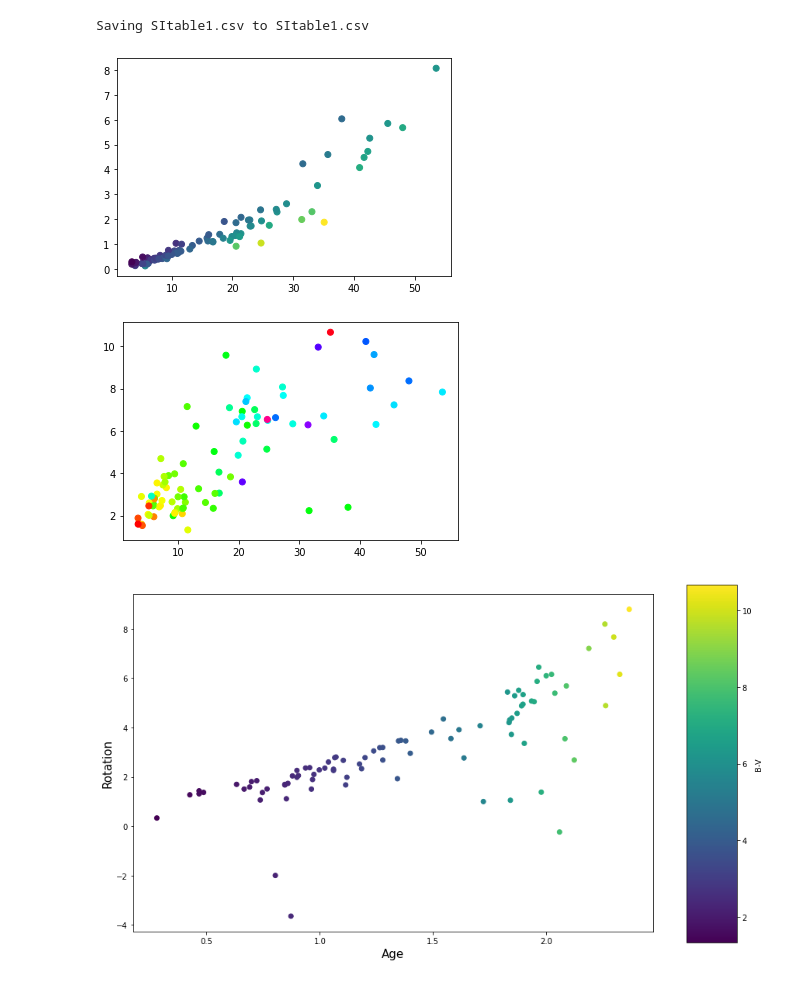
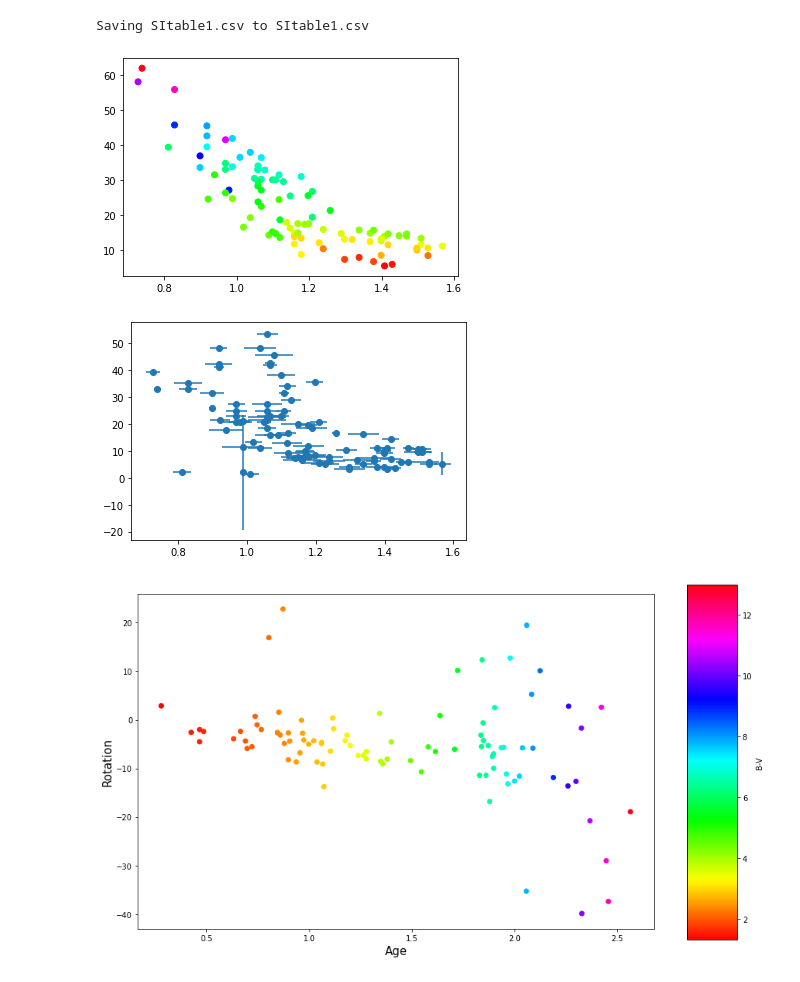
Before and after one commit to ni-phy/year4-project, a Jupyter notebook: Nikolas/gyrochronology/age_tfp_hmc.ipynb, the cells around one changed output. Saved outputs shown, nothing was run; the diff lists cells and outputs as text; code cells hidden in the pictures.

```diff
--- a/Nikolas/gyrochronology/age_tfp_hmc.ipynb
+++ b/Nikolas/gyrochronology/age_tfp_hmc.ipynb
@@ -56,6 +56,6 @@ Saving SItable1.csv to SItable1.csv
 # %%
 import tensorflow.math as tf_m
 def mean_fn(x, y, a, b, c, d):
-  return (np.exp(x))**(1/a) * b*(y - c)**(-d/a)/1000 #the m relation was through trial and error
+  return (np.exp(x)*1000)**a * b*(y - c)**d #the m relation was through trial and error
 #fn from Barnes 2007
 # %%
@@ -75,52 +77,28 @@ pu = data0[:,23].tolist()
-# %%
-p_n = []
-a_n = []
-index = 0
-for i in range(0, len(p)-index):
-  if (p[i]<3 and age[i]>7) or age[i]>11:
-    index = index+1
-for i in range(0, len(p)-index):
-  if (p[i]<3 and age[i]>7) or age[i]>11:
-    te.pop(int(np.where(np.array(p) == float(p[i]))[0]))
-    tee.pop(int(np.where(np.array(p) == float(p[i]))[0]))
-    age.pop(int(np.where(np.array(p) == float(p[i]))[0]))
-    agle.pop(int(np.where(np.array(p) == float(p[i]))[0]))
-    ague.pop(int(np.where(np.array(p) == float(p[i]))[0]))
-    mass.pop(int(np.where(np.array(p) == float(p[i]))[0]))
-    massle.pop(int(np.where(np.array(p) == float(p[i]))[0]))
-    massue.pop(int(np.where(np.array(p) == float(p[i]))[0]))
-    p.pop(int(np.where(np.array(p) == float(p[i]))[0]))
-    pl.pop(int(np.where(np.array(p) == float(p[i]))[0]))
-    pu.pop(int(np.where(np.array(p) == float(p[i]))[0]))
-
-
-mass_error = (np.array(massle) + np.array(massue))/2
-age_error = (np.array(agle)+np.array(ague))/2#np.log(age) - np.log(np.array(age) - np.array(agle))
-p_error = ((np.array(pl)+np.array(pu))/2)#/np.array(p)#(np.log(p) - np.log(np.array(p)-np.array(pl)))
 # %%
 data = np.array([te, p, age, mass]).T
 a = 0.5189
 b=0.75
 c=0.4
 d=0.601
+f = -0.6
 X1 = np.log(data[:,2]) #age
 X2 = r.t2bv(data[:,0])#data[::al,2] #B_V
 X3 = data[:, 3] #mass
-x = mean_fn(np.log(data[:,1]), X2, a, b, c, d)
-plt.scatter(p, x, c=X2, cmap='viridis')
+x = mean_fn(X1, X2, a, b, c, d)
+plt.scatter(X3, x, c=X2, cmap='hsv')
 plt.show()
-plt.scatter(p, age, c=X2, cmap='hsv')
-subtract = data[:,2]-x
+plt.errorbar(X3, p, xerr=mass_error, yerr=p_error, fmt='o')#, c=X2, cmap='hsv')
+subtract = data[:,1]-x
 plt.show()
 fig = plt.figure(figsize=(12, 8))
-plt.scatter(X1, subtract, c=data[:,2], cmap='viridis')
+plt.scatter(X1, subtract, c=data[:,2], cmap='hsv')
 plt.xlabel('Age', size=15)
 plt.ylabel('Rotation', size=15)
 #plt.subplots_adjust(bottom=np.min(X2), top=np.max(X2))
 cax = plt.axes([0.95, 0.1, 0.075, 0.8])
 plt.colorbar(cax=cax, label='B-V')
 plt.show()
 # %% [output]
-[figure, old version]
+[figure, new version]
-[figure, old version]
+[figure, new version]
-[figure, old version]
+[figure, new version]
```
Also changed, not shown: parts of 17 cells of this notebook.
